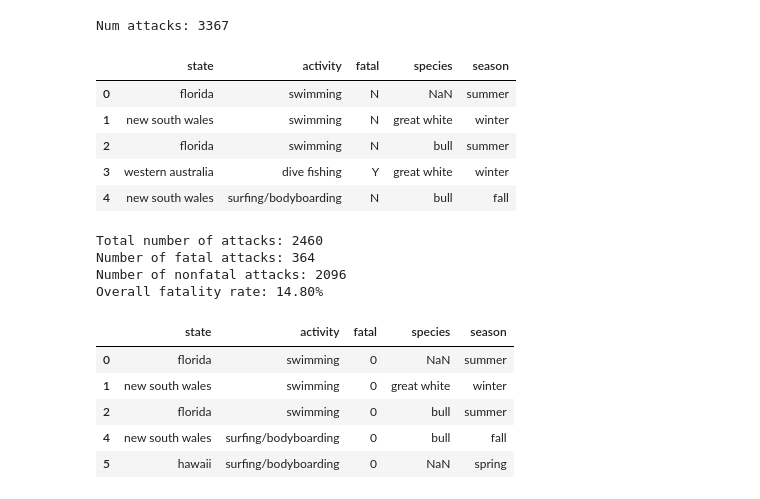
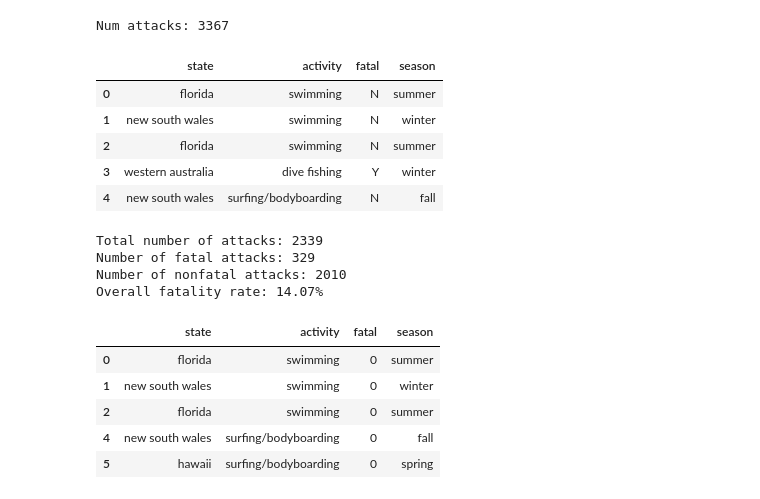
Before and after one commit to imalvarado/5650-final-project, a Jupyter notebook: code/modeling.ipynb, the cells around one changed output. Cells and saved outputs as stored; diff of their text form; code cells hidden in the pictures.

```diff
--- a/code/modeling.ipynb
+++ b/code/modeling.ipynb
@@ -7,18 +7,18 @@ import pymc as pm
 import arviz as az
 # %%
 attack_df = pd.read_csv("../data/clean_data/modeling_data.csv")
-attack_df.drop(["country", "time", "month", "hemisphere"], axis=1, inplace=True)
+attack_df.drop(["country", "time", "month", "hemisphere", "species"], axis=1, inplace=True)
 print(f"Num attacks: {len(attack_df)}")
 
 attack_df.head()
 # %% [output]
 Num attacks: 3367
-|  | state | activity | fatal | species | season |
-| 0 | florida | swimming | N | NaN | summer |
-| 1 | new south wales | swimming | N | great white | winter |
-| 2 | florida | swimming | N | bull | summer |
-| 3 | western australia | dive fishing | Y | great white | winter |
-| 4 | new south wales | surfing/bodyboarding | N | bull | fall |
+|  | state | activity | fatal | season |
+| 0 | florida | swimming | N | summer |
+| 1 | new south wales | swimming | N | winter |
+| 2 | florida | swimming | N | summer |
+| 3 | western australia | dive fishing | Y | winter |
+| 4 | new south wales | surfing/bodyboarding | N | fall |
 # %%
 # turn fatal into binary variable
 attack_df["fatal"] = (attack_df["fatal"] == "Y").astype(int)
@@ -26,6 +26,9 @@ attack_df["fatal"] = (attack_df["fatal"] == "Y").astype(int)
 # only keep largest activities
 activities_to_keep = ["surfing/bodyboarding", "swimming", "wading"]
 attack_df = attack_df[attack_df["activity"].isin(activities_to_keep)]
+
+# drop rows where no season data
+attack_df = attack_df.dropna(subset=["season"])
 
 # compute overall statistics
 total_attacks = len(attack_df)
@@ -39,13 +42,13 @@ print(f"Number of nonfatal attacks: {total_nonfatal}")
 print(f"Overall fatality rate: {prop_fatal:.2%}\n")
 attack_df.head()
 # %% [output]
-Total number of attacks: 2460
-Number of fatal attacks: 364
-Number of nonfatal attacks: 2096
-Overall fatality rate: 14.80%
+Total number of attacks: 2339
+Number of fatal attacks: 329
+Number of nonfatal attacks: 2010
+Overall fatality rate: 14.07%
-|  | state | activity | fatal | species | season |
-| 0 | florida | swimming | 0 | NaN | summer |
-| 1 | new south wales | swimming | 0 | great white | winter |
-| 2 | florida | swimming | 0 | bull | summer |
-| 4 | new south wales | surfing/bodyboarding | 0 | bull | fall |
-| 5 | hawaii | surfing/bodyboarding | 0 | NaN | spring |
+|  | state | activity | fatal | season |
+| 0 | florida | swimming | 0 | summer |
+| 1 | new south wales | swimming | 0 | winter |
+| 2 | florida | swimming | 0 | summer |
+| 4 | new south wales | surfing/bodyboarding | 0 | fall |
+| 5 | hawaii | surfing/bodyboarding | 0 | spring |
```
Also changed, not shown: parts of 3 cells of this notebook, 3 other files.
